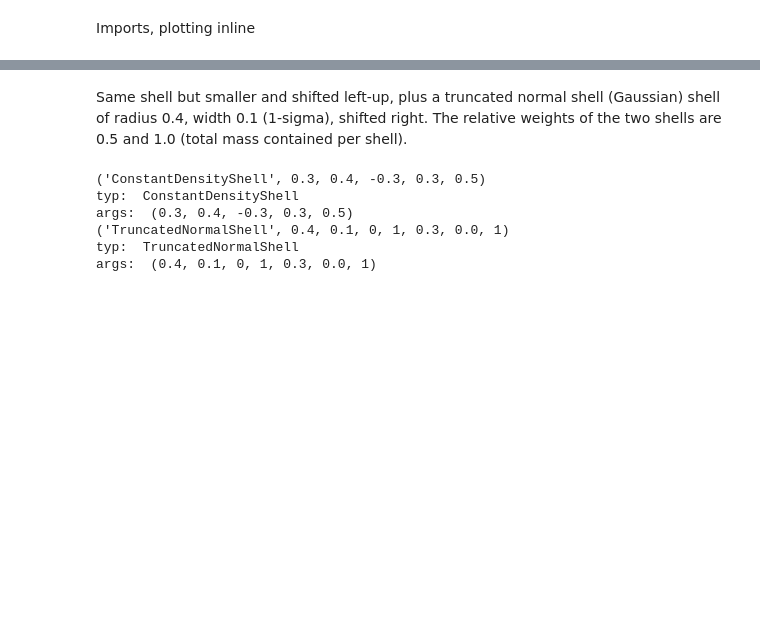
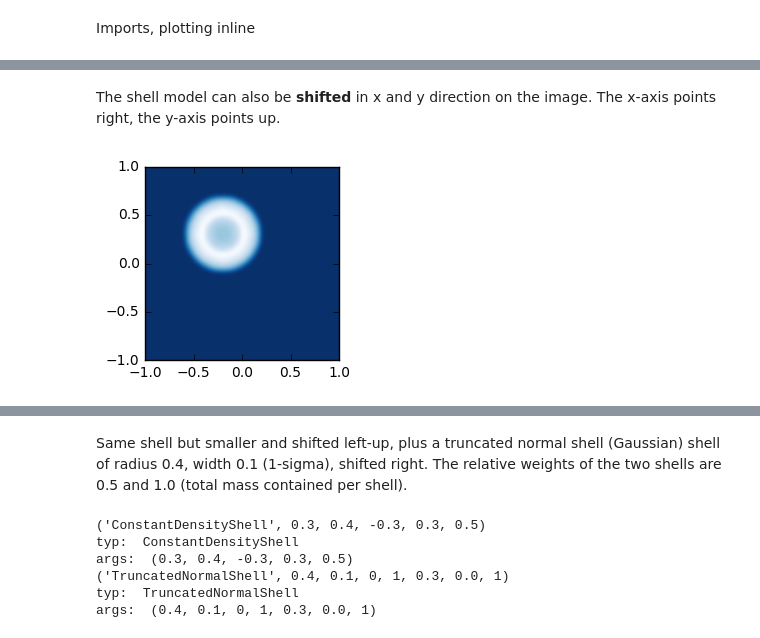
Before and after one commit to rnikutta/rhocube, a Jupyter notebook: rhocube.ipynb, the cells around one changed output, grey strips where cells are left out. Cells and saved outputs as stored; diff of their text form; code cells hidden in the pictures; blank space fills up the shorter version.

```diff
--- a/rhocube.ipynb
+++ b/rhocube.ipynb
@@ -17,0 +38,8 @@ args:  (0.5, 0.6, 0.0, 0.0, 1.0)
+# %% [markdown]
+The shell model can also be **shifted** in x and y direction on the image. The x-axis points right, the y-axis points up.
+# %%
+args = (0.2,0.4,-0.2,0.3,None) # same model instance, but different parameter values, and shifted left and up
+model(*args)
+myplot(model.image)
+# %% [output]
+[figure, added]
```
Also changed, not shown: parts of 19 cells of this notebook.
